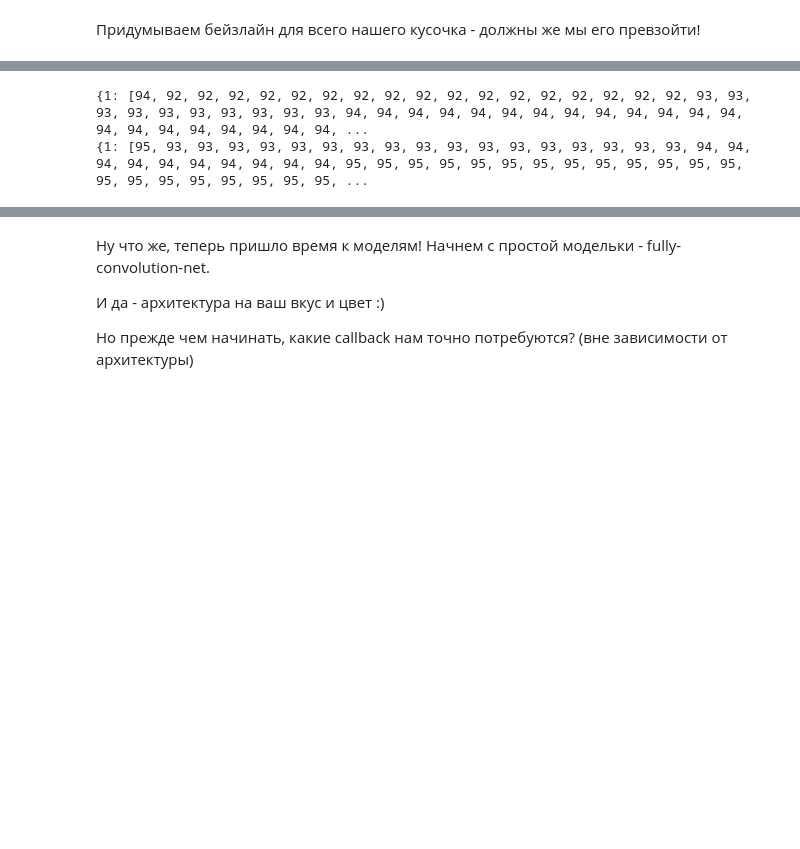
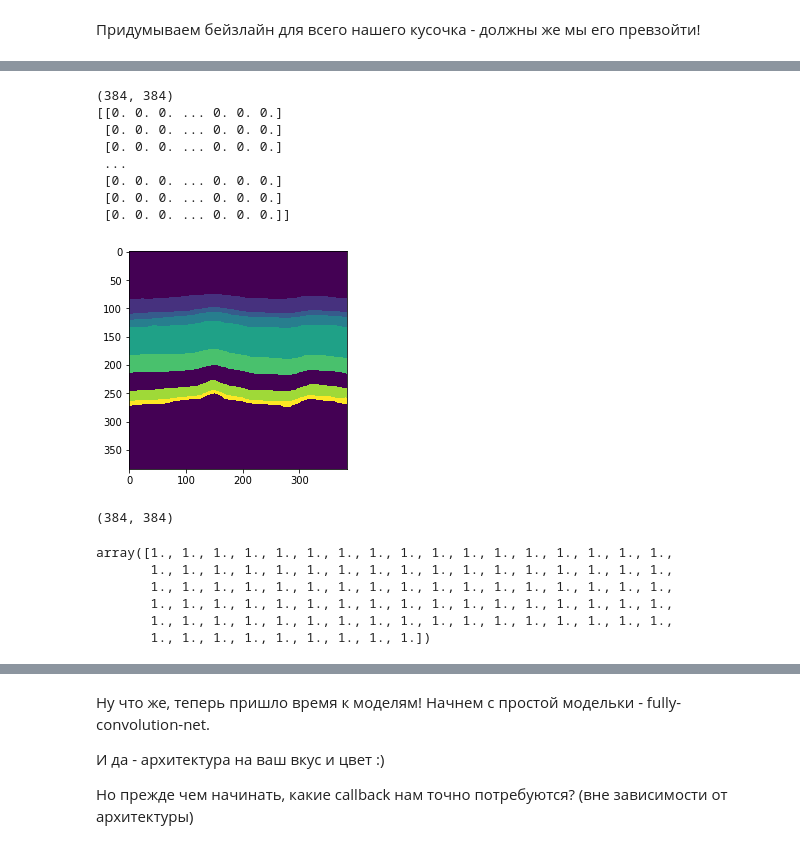
Before and after one commit to care1e55/neural_nets_dpo, a Jupyter notebook: logi_2020/week07/Hometask_1.ipynb, the cells around one changed output, grey strips where cells are left out. Drawn from its saved outputs; the diff is of its cells as text; code cells hidden in the pictures; blank space fills up the shorter version.

```diff
--- a/logi_2020/week07/Hometask_1.ipynb
+++ b/logi_2020/week07/Hometask_1.ipynb
@@ -176,3 +198,17 @@ print(dict_end)
+# %%
+plt.imshow(y_images[895])
+print(y_images[895].shape)
+print(y_images[895])
+# %% [output]
+(384, 384)
+[[0. 0. 0. ... 0. 0. 0.]
+ [0. 0. 0. ... 0. 0. 0.]
+ [0. 0. 0. ... 0. 0. 0.]
+ ...
+ [0. 0. 0. ... 0. 0. 0.]
+ [0. 0. 0. ... 0. 0. 0.]
+ [0. 0. 0. ... 0. 0. 0.]]
+[figure, added]
 # %%
 dict_start = {}
 dict_end = {}
@@ -181,9 +217,7 @@ for i in class_list:
     dict_start[i] = []
     dict_end[i] = []
 
-
 for y_trr in y_images:
-    first_col = y_trr[:,0]
     for obj_class in class_list:
         for i in range(1,len(first_col)):
             if first_col[i]==obj_class and first_col[i-1] != obj_class:
@@ -193,8 +227,30 @@ for y_trr in y_images:
                 break
 
 
-print(dict_start)
-print(dict_end)
+
+# print(dict_start[0].shape)
+
+# print(len(dict_start[2]))
+# print(np.array(dict_start[2]).shape)
+# # plt.imshow(np.array(dict_start[1]))
+# print(dict_start[2])
+# print(len(dict_end[1]))
+# print(dict_end[1])
-# %% [output]
-{1: [94, 92, 92, 92, 92, 92, 92, 92, 92, 92, 92, 92, 92, 92, 92, 92, 92, 92, 93, 93, 93, 93, 93, 93, 93, 93, 93, 93, 94, 94, 94, 94, 94, 94, 94, 94, 94, 94, 94, 94, 94, 94, 94, 94, 94, 94, 94, 94, 94, ...
-{1: [95, 93, 93, 93, 93, 93, 93, 93, 93, 93, 93, 93, 93, 93, 93, 93, 93, 93, 94, 94, 94, 94, 94, 94, 94, 94, 94, 94, 95, 95, 95, 95, 95, 95, 95, 95, 95, 95, 95, 95, 95, 95, 95, 95, 95, 95, 95, 95, 95, ...
+# %%
+a = np.ones((384,384))
+a.shape
+# %% [output]
+(384, 384)
+# %%
+start = 0
+end = 94
+tclass = 1
+
+a[start:end, 0]*tclass
+# %% [output]
+array([1., 1., 1., 1., 1., 1., 1., 1., 1., 1., 1., 1., 1., 1., 1., 1., 1.,
+       1., 1., 1., 1., 1., 1., 1., 1., 1., 1., 1., 1., 1., 1., 1., 1., 1.,
+       1., 1., 1., 1., 1., 1., 1., 1., 1., 1., 1., 1., 1., 1., 1., 1., 1.,
+       1., 1., 1., 1., 1., 1., 1., 1., 1., 1., 1., 1., 1., 1., 1., 1., 1.,
+       1., 1., 1., 1., 1., 1., 1., 1., 1., 1., 1., 1., 1., 1., 1., 1., 1.,
+       1., 1., 1., 1., 1., 1., 1., 1., 1.])
```
Also changed, not shown: parts of 28 cells of this notebook, 4 other files.
